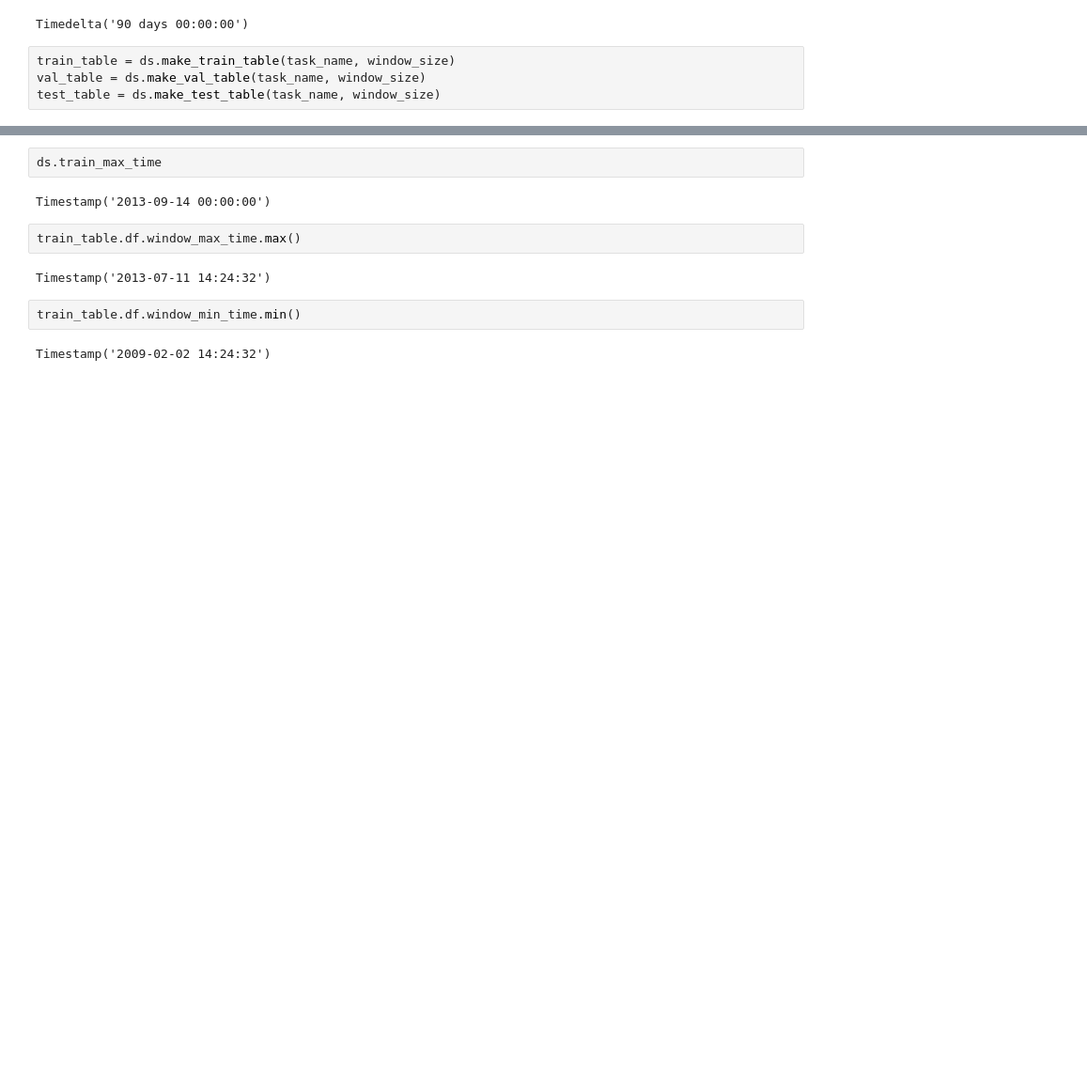
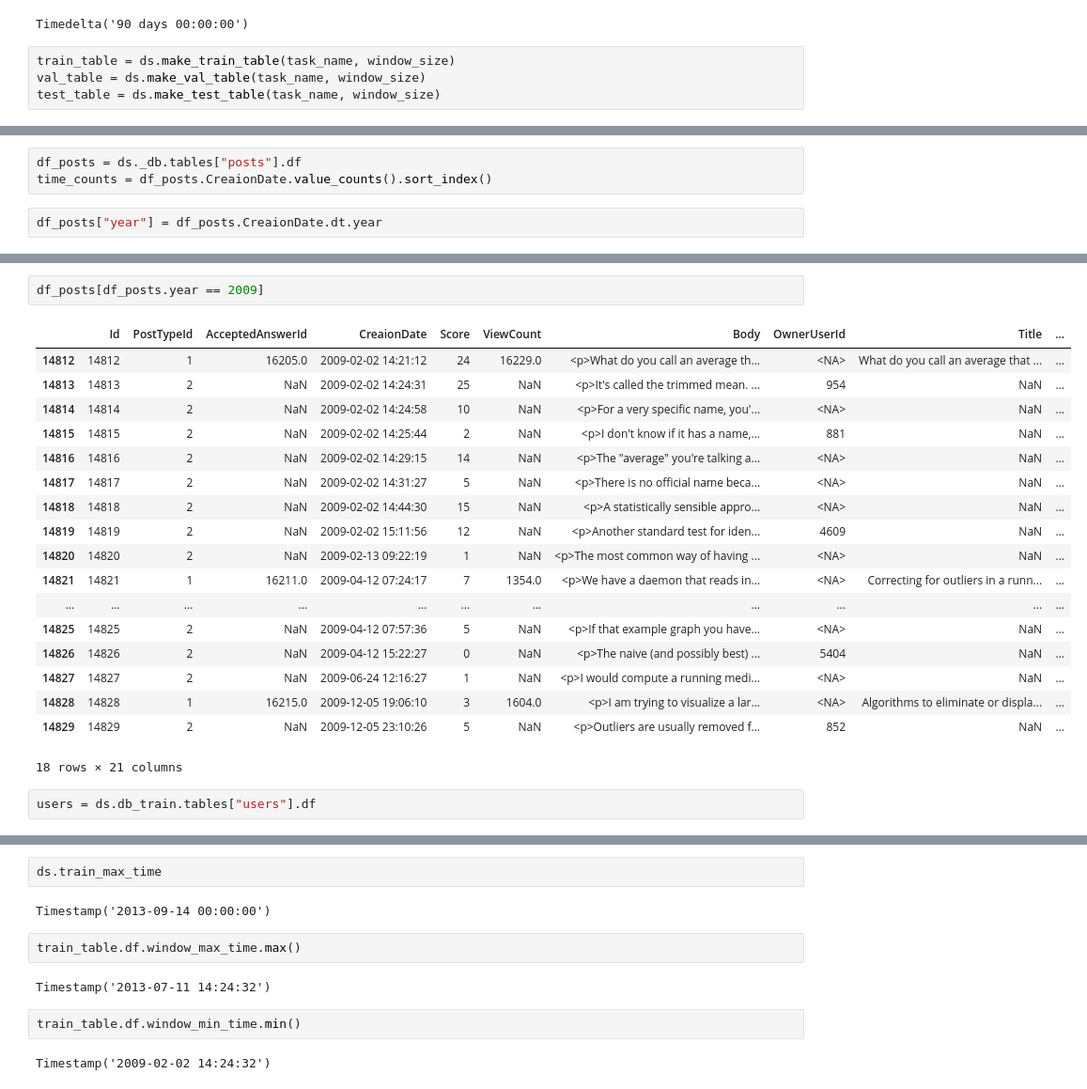
Before and after one commit to snap-stanford/relbench, a Jupyter notebook: examples/forum/analysis.ipynb, the cells around one changed output, grey strips where cells are left out. Shown at 94% size. Saved outputs shown, nothing was run; the diff lists cells and outputs as text; blank space fills up the shorter version.

```diff
--- a/examples/forum/analysis.ipynb
+++ b/examples/forum/analysis.ipynb
@@ -63,0 +183,5 @@ train_table.df
+# %%
+df_posts = ds._db.tables["posts"].df
+time_counts = df_posts.CreaionDate.value_counts().sort_index()
+# %%
+df_posts["year"] = df_posts.CreaionDate.dt.year
@@ -63,0 +199,23 @@ train_table.df
+# %%
+df_posts[df_posts.year == 2009]
+# %% [output]
+|  | Id | PostTypeId | AcceptedAnswerId | CreaionDate | Score | ViewCount | Body | OwnerUserId | Title | ... |
+| 14812 | 14812 | 1 | 16205.0 | 2009-02-02 14:21:12 | 24 | 16229.0 | <p>What do you call an average th... | <NA> | What do you call an average that ... | ... |
+| 14813 | 14813 | 2 | NaN | 2009-02-02 14:24:31 | 25 | NaN | <p>It's called the trimmed mean. ... | 954 | NaN | ... |
+| 14814 | 14814 | 2 | NaN | 2009-02-02 14:24:58 | 10 | NaN | <p>For a very specific name, you'... | <NA> | NaN | ... |
+| 14815 | 14815 | 2 | NaN | 2009-02-02 14:25:44 | 2 | NaN | <p>I don't know if it has a name,... | 881 | NaN | ... |
+| 14816 | 14816 | 2 | NaN | 2009-02-02 14:29:15 | 14 | NaN | <p>The "average" you're talking a... | <NA> | NaN | ... |
+| 14817 | 14817 | 2 | NaN | 2009-02-02 14:31:27 | 5 | NaN | <p>There is no official name beca... | <NA> | NaN | ... |
+| 14818 | 14818 | 2 | NaN | 2009-02-02 14:44:30 | 15 | NaN | <p>A statistically sensible appro... | <NA> | NaN | ... |
+| 14819 | 14819 | 2 | NaN | 2009-02-02 15:11:56 | 12 | NaN | <p>Another standard test for iden... | 4609 | NaN | ... |
+| 14820 | 14820 | 2 | NaN | 2009-02-13 09:22:19 | 1 | NaN | <p>The most common way of having ... | <NA> | NaN | ... |
+| 14821 | 14821 | 1 | 16211.0 | 2009-04-12 07:24:17 | 7 | 1354.0 | <p>We have a daemon that reads in... | <NA> | Correcting for outliers in a runn... | ... |
+| ... | ... | ... | ... | ... | ... | ... | ... | ... | ... | ... |
+| 14825 | 14825 | 2 | NaN | 2009-04-12 07:57:36 | 5 | NaN | <p>If that example graph you have... | <NA> | NaN | ... |
+| 14826 | 14826 | 2 | NaN | 2009-04-12 15:22:27 | 0 | NaN | <p>The naive (and possibly best) ... | 5404 | NaN | ... |
+| 14827 | 14827 | 2 | NaN | 2009-06-24 12:16:27 | 1 | NaN | <p>I would compute a running medi... | <NA> | NaN | ... |
+| 14828 | 14828 | 1 | 16215.0 | 2009-12-05 19:06:10 | 3 | 1604.0 | <p>I am trying to visualize a lar... | <NA> | Algorithms to eliminate or displa... | ... |
+| 14829 | 14829 | 2 | NaN | 2009-12-05 23:10:26 | 5 | NaN | <p>Outliers are usually removed f... | 852 | NaN | ... |
+18 rows × 21 columns
+# %%
+users = ds.db_train.tables["users"].df
```
Also changed, not shown: parts of 38 cells of this notebook, 3 other files.
